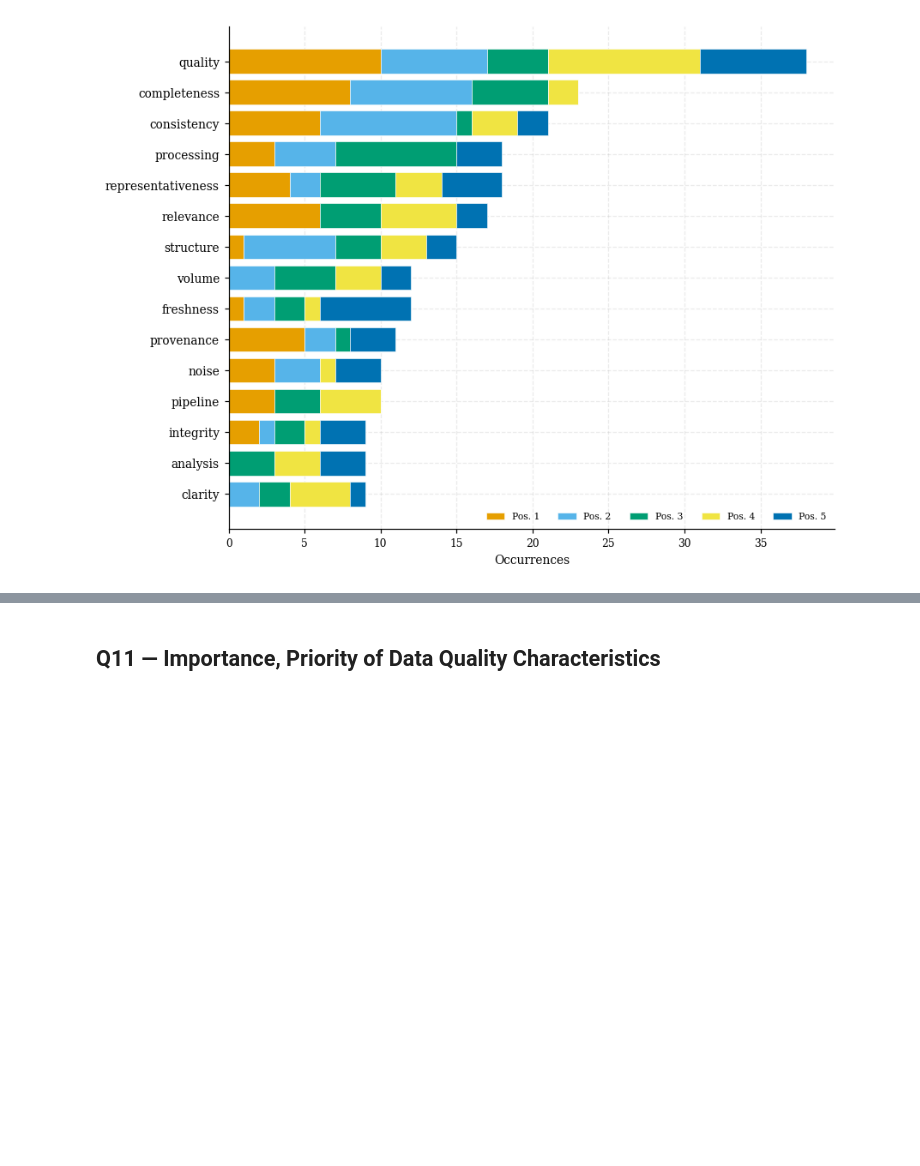
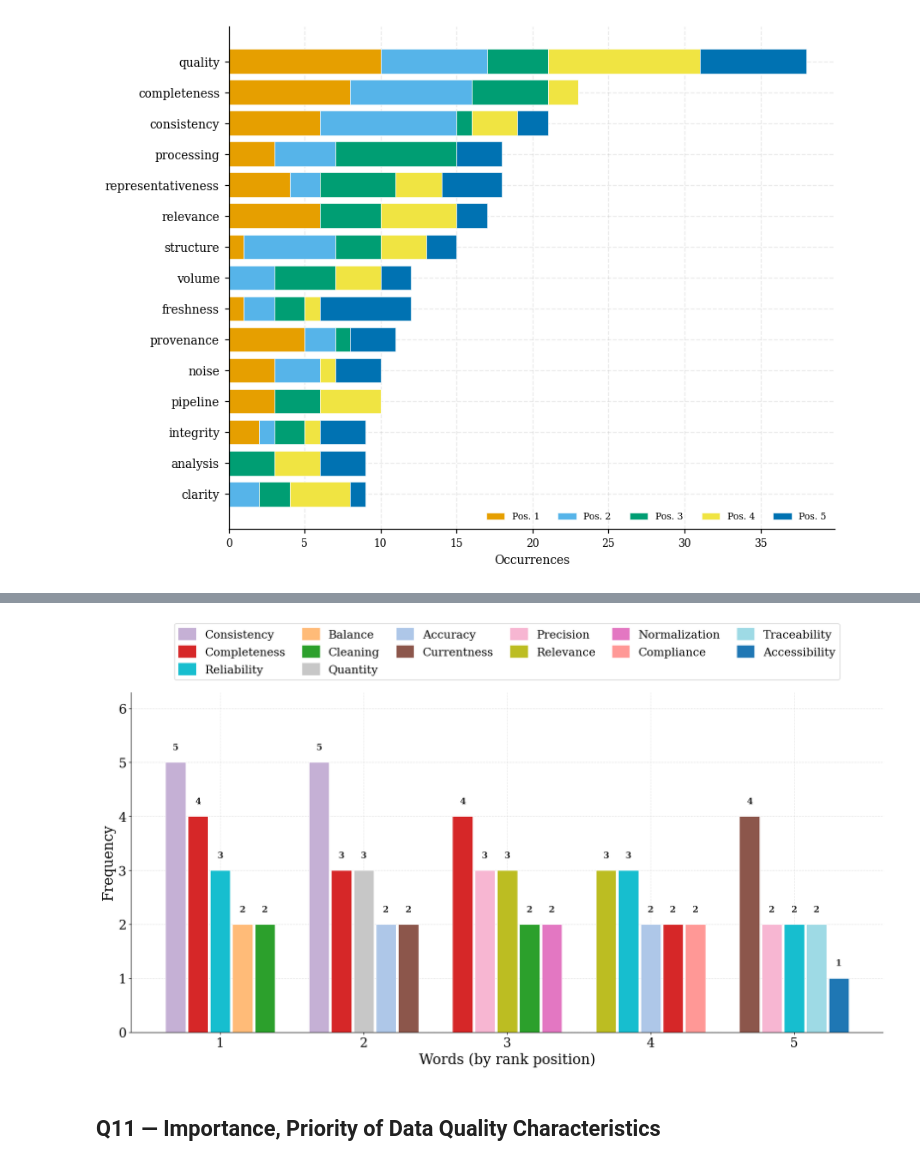
Before and after one commit to reset-ufc/data-quality-requirements-ml-systems, a Jupyter notebook: notebooks/RQ1.ipynb, the cells around one changed output, grey strips where cells are left out. Drawn from its saved outputs; the diff is of its cells as text; code cells hidden in the pictures; blank space fills up the shorter version.

```diff
--- a/notebooks/RQ1.ipynb
+++ b/notebooks/RQ1.ipynb
@@ -454,3 +390,70 @@ plt.show()
+# %%
+# ---------------------------------------------------------------------------
+# Plot
+# ---------------------------------------------------------------------------
+U.setup_matplotlib()
+
+fig, ax = plt.subplots(figsize=(16, 9))  # ligeiramente maior para suportar fontes grandes
+
+bar_width = 0.07
+group_gap = 0.1
+legend_handles = {}
+
+for g_idx, pos in enumerate(positions):
+    if pos not in top_words_per_pos:
+        continue
+
+    words_in_pos = top_words_per_pos[pos]
+    group_center = g_idx * (TOP_N * bar_width + group_gap)
+
+    for b_idx, (word, freq) in enumerate(words_in_pos.items()):
+        x = group_center + b_idx * bar_width
+        color = word_colors[word]
+
+        ax.bar(x, freq, width=bar_width * 0.9,
+               color=color, edgecolor='white', linewidth=0.7)
+
+        if word not in legend_handles:
+            legend_handles[word] = plt.Rectangle((0, 0), 1, 1, color=color)
+
+        ax.text(x, freq + 0.2, str(int(freq)),
+                ha='center', va='bottom',
+                fontsize=12, fontweight='bold', color='#222222')  # 🔼 fonte maior
+
+group_centers = [
+    g * (TOP_N * bar_width + group_gap) + (TOP_N - 1) * bar_width / 2
+    for g in range(len(positions))
+]
+
+ax.set_xticks(group_centers)
+ax.set_xticklabels([str(p) for p in positions], fontsize=18)
+
+ax.set_xlabel("Words (by rank position)", fontsize=20)
+ax.set_ylabel("Frequency", fontsize=20)
+
+ax.tick_params(axis='y', labelsize=18)
+
+ax.spines[['top', 'right']].set_visible(False)
+ax.yaxis.grid(True, linestyle=':', alpha=0.6)
+ax.set_axisbelow(True)
+ax.set_ylim(0, ax.get_ylim()[1] * 1.2)
+
+# 🔼 legenda no topo e mais próxima
+ax.legend(
+    legend_handles.values(), legend_handles.keys(),
+    loc='lower center',
+    bbox_to_anchor=(0.5, 1.02),  # 👈 logo acima do gráfico
+    ncol=6,
+    frameon=True,
+    fontsize=16,                # 🔼 maior
+    handlelength=1.5,
+    handleheight=1.2,
+    columnspacing=1.5
+)
+
+plt.tight_layout()
+# %% [output]
+[figure, added]
 # %% [markdown]
 ## Q11 — Importance, Priority of Data Quality Characteristics
 # %%
```
Also changed, not shown: parts of 6 cells of this notebook, 2 other files.
